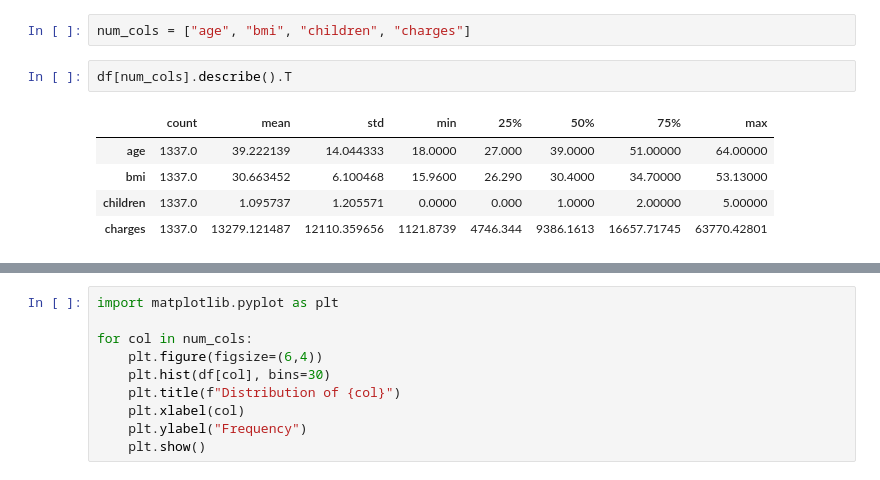
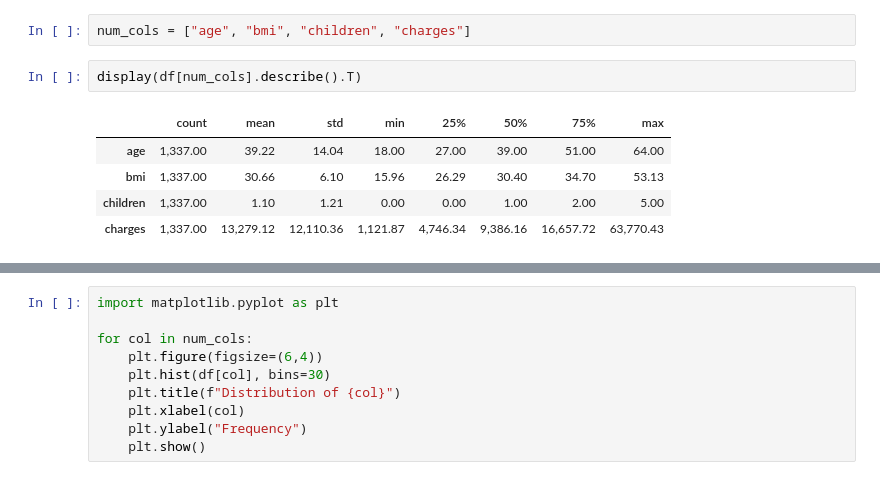
Before and after one commit to belldeptrai2004/data-portfolio, a Jupyter notebook: 02_us_medical_insurance_python/analysis.ipynb, the cells around one changed output, grey strips where cells are left out. Drawn from its saved outputs; the diff is of its cells as text.

```diff
--- a/02_us_medical_insurance_python/analysis.ipynb
+++ b/02_us_medical_insurance_python/analysis.ipynb
@@ -144,13 +155,13 @@ Understanding these characteristics helps identify abnormal patterns and informs
 # %%
 num_cols = ["age", "bmi", "children", "charges"]
 # %%
-df[num_cols].describe().T
+display(df[num_cols].describe().T)
 # %% [output]
 |  | count | mean | std | min | 25% | 50% | 75% | max |
-| age | 1337.0 | 39.222139 | 14.044333 | 18.0000 | 27.000 | 39.0000 | 51.00000 | 64.00000 |
-| bmi | 1337.0 | 30.663452 | 6.100468 | 15.9600 | 26.290 | 30.4000 | 34.70000 | 53.13000 |
-| children | 1337.0 | 1.095737 | 1.205571 | 0.0000 | 0.000 | 1.0000 | 2.00000 | 5.00000 |
-| charges | 1337.0 | 13279.121487 | 12110.359656 | 1121.8739 | 4746.344 | 9386.1613 | 16657.71745 | 63770.42801 |
+| age | 1,337.00 | 39.22 | 14.04 | 18.00 | 27.00 | 39.00 | 51.00 | 64.00 |
+| bmi | 1,337.00 | 30.66 | 6.10 | 15.96 | 26.29 | 30.40 | 34.70 | 53.13 |
+| children | 1,337.00 | 1.10 | 1.21 | 0.00 | 0.00 | 1.00 | 2.00 | 5.00 |
+| charges | 1,337.00 | 13,279.12 | 12,110.36 | 1,121.87 | 4,746.34 | 9,386.16 | 16,657.72 | 63,770.43 |
 # %%
 df[num_cols].skew()
 # %% [output]
```
Also changed, not shown: parts of 20 cells of this notebook, 1 other file.
